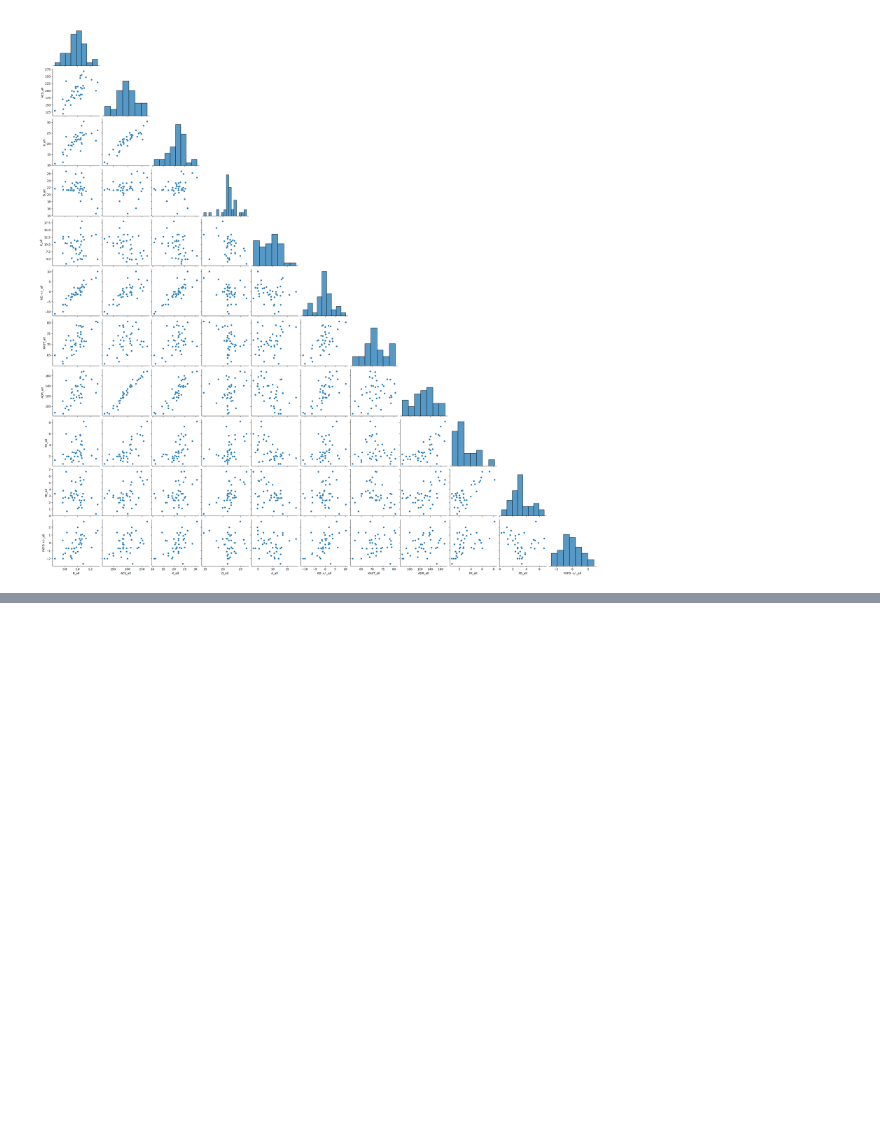
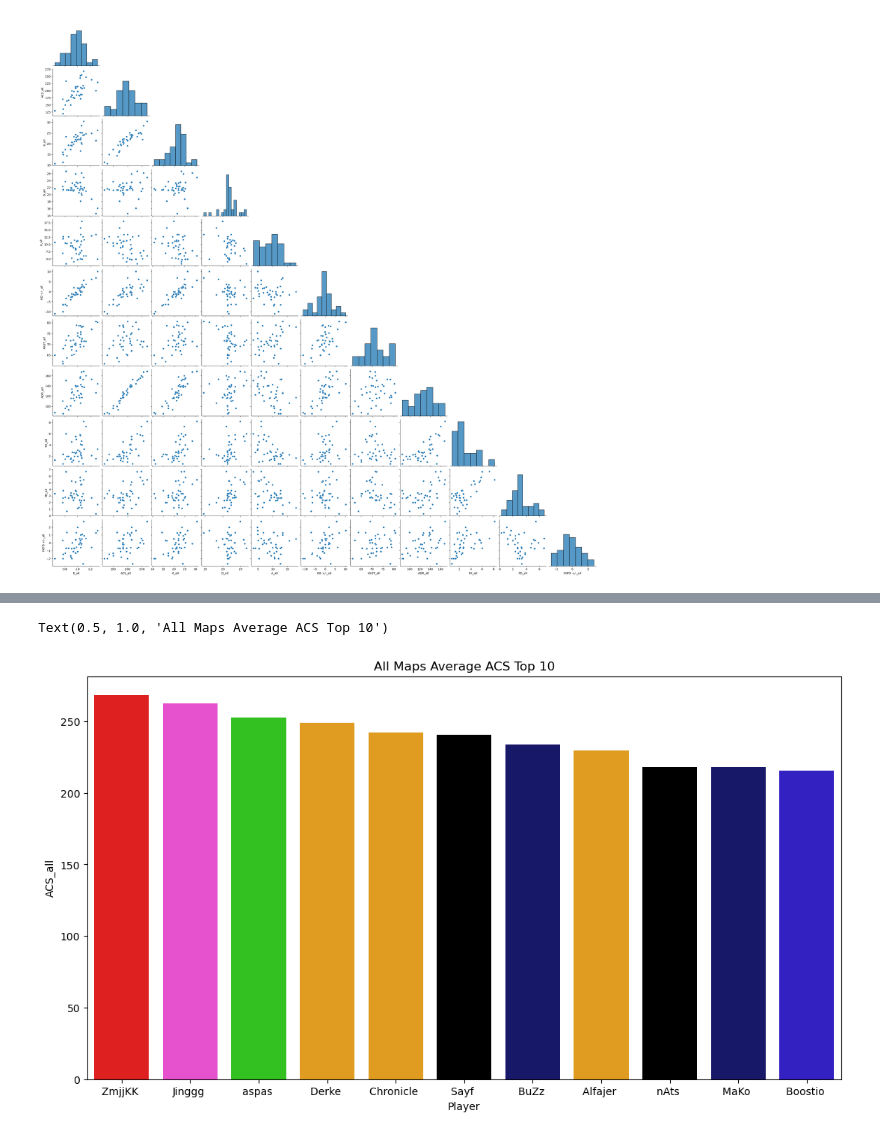
Before and after one commit to MercMayhem/Valo-Scrape, a Jupyter notebook: analysis.ipynb, the cells around one changed output, grey strips where cells are left out. Saved outputs shown, nothing was run; the diff lists cells and outputs as text; code cells hidden in the pictures; blank space fills up the shorter version.

```diff
--- a/analysis.ipynb
+++ b/analysis.ipynb
@@ -192,3 +194,6 @@ sns.heatmap(data=df_player_all.corr(), vmin=-1, vmax=1,annot=True)
 [figure]
 # %%
 px.scatter_3d(data_frame=df_player, x='FK_all', y='FD_all', z='ADR_all', color='Team')
+# %%
+df_acs = df[['Player', 'Team', 'Map', 'ACS_all']]
+df_acs
@@ -194,0 +214,12 @@ px.scatter_3d(data_frame=df_player, x='FK_all', y='FD_all', z='ADR_all', color='
+# %%
+df_acs_All_Maps = df_acs[df_acs.Map == 'All Maps'].groupby(['Team', 'Player']).mean(numeric_only=True)
+df_acs_All_Maps.reset_index(inplace=True)
+df_acs_All_Maps.sort_values('ACS_all', ascending=False, inplace=True)
+df_acs_All_Maps.reset_index(drop=True, inplace=True)
+
+teams = df_acs_All_Maps.Team.unique().tolist()
+colors = ['Red', '#FF39DF', '#1EDB07', 'Orange', 'Black', '#0A0B75', '#1E07DB', '#4A535B']
+palette = {u:v for (u, v) in zip(teams, colors)}
+df_acs_All_Maps['color'] = df_acs_All_Maps.Team.map(palette)
+
+df_acs_All_Maps.head()
@@ -194,0 +233,7 @@ px.scatter_3d(data_frame=df_player, x='FK_all', y='FD_all', z='ADR_all', color='
+# %%
+fig, ax = plt.subplots(figsize = (13, 7))
+sns.barplot(data=df_acs_All_Maps.loc[0:10], x='Player', y='ACS_all', palette=df_acs_All_Maps.loc[0:10, 'color'].to_list())
+ax.set_title('All Maps Average ACS Top 10')
+# %% [output]
+Text(0.5, 1.0, 'All Maps Average ACS Top 10')
+[figure, added]
```
Also changed, not shown: parts of 15 cells of this notebook.
